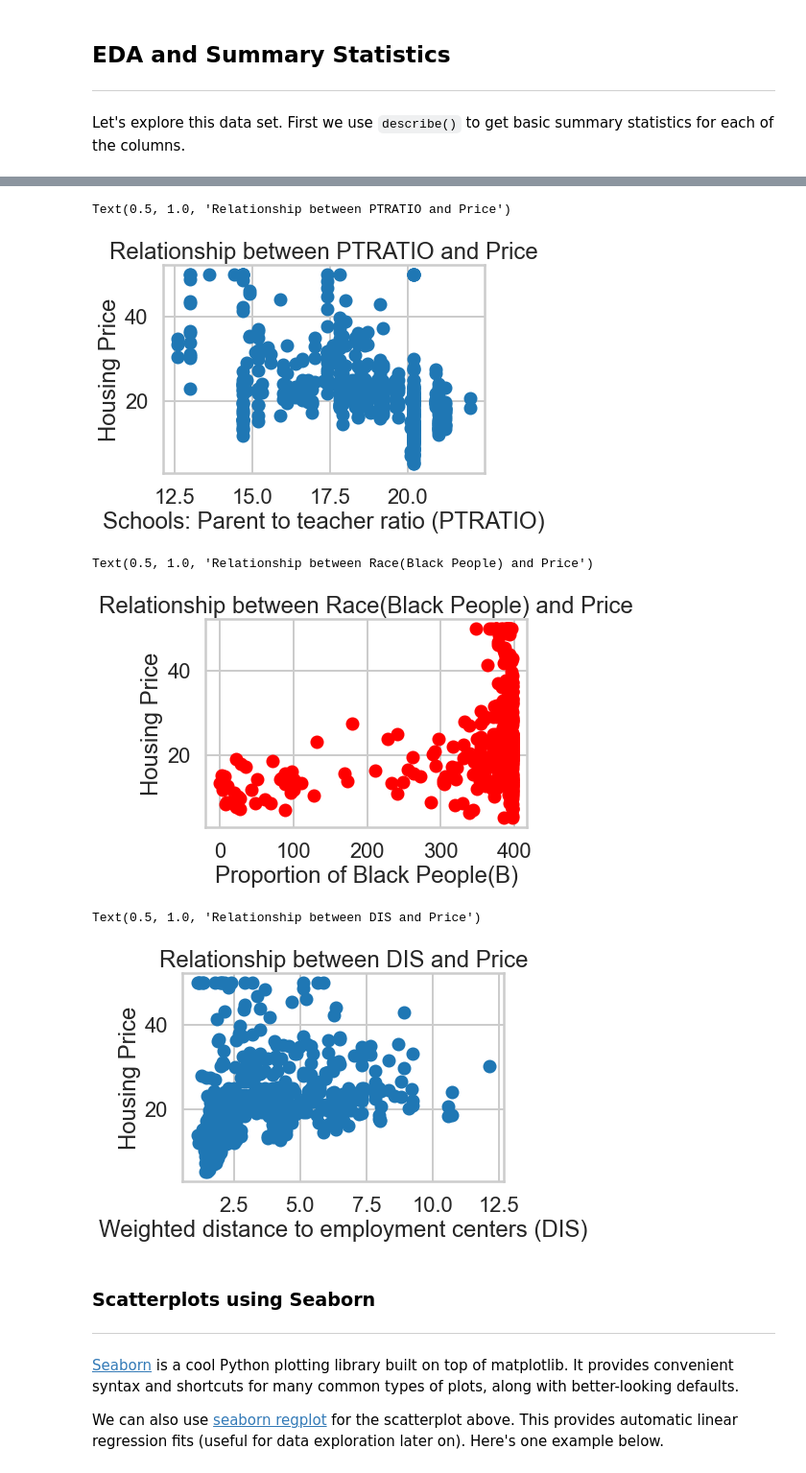
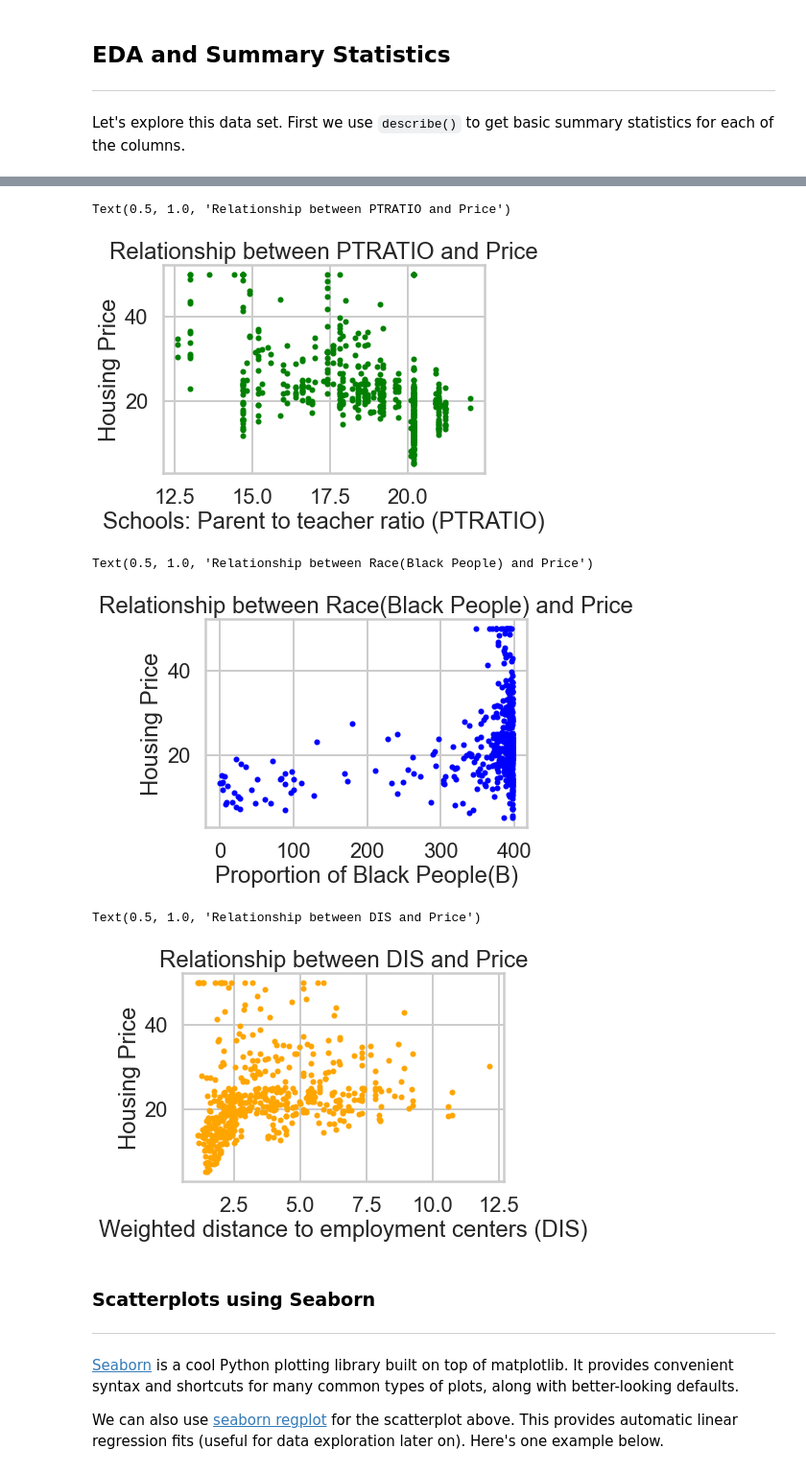
Before and after one commit to juanman2/mlpy, a Jupyter notebook: notebook/mec-11.4.1-linear-regression-mini-project/Mini_Project_Linear_Regression.ipynb, the cells around one changed output, grey strips where cells are left out. Shown at 96% size. Drawn from its saved outputs; the diff is of its cells as text; code cells hidden in the pictures.

```diff
--- a/notebook/mec-11.4.1-linear-regression-mini-project/Mini_Project_Linear_Regression.ipynb
+++ b/notebook/mec-11.4.1-linear-regression-mini-project/Mini_Project_Linear_Regression.ipynb
@@ -11,12 +11,20 @@ import scipy.stats as stats
 import matplotlib.pyplot as plt
 import sklearn
 
+
 import seaborn as sns
 
 # special matplotlib argument for improved plots
 from matplotlib import rcParams
 sns.set_style("whitegrid")
 sns.set_context("poster")
+
+plt.rcParams["font.size"] = "10"
+plt.rcParams["font.size"] = "10"
+plt.rcParams["lines.markersize"] = "4"
+
+plt.rcParams["font.size"] = "10"
+plt.rcParams["font.size"] = "10"
 # %% [markdown]
 ***
 # Part 1: Introduction to Linear Regression
@@ -280,31 +299,31 @@ Text(0.5, 1.0, 'Relationship between RM and Price')
 # %%
-# your turn: scatter plot between *PTRATIO* and *PRICE*
-plt.scatter(bos.PTRATIO, bos.PRICE)
+# your turn:
+plt.scatter(bos.PTRATIO, bos.PRICE, color="green")
 plt.xlabel("Schools: Parent to teacher ratio (PTRATIO)")
 plt.ylabel("Housing Price")
 plt.title("Relationship between PTRATIO and Price")
 # %% [output]
 Text(0.5, 1.0, 'Relationship between PTRATIO and Price')
-[figure, old version]
+[figure, new version]
 # %%
 # your turn: create some other scatter plots
 # Relationship between proportion of Black People and Price
-plt.scatter(bos.B, bos.PRICE, color="red")
+plt.scatter(bos.B, bos.PRICE, color="blue")
 plt.xlabel("Proportion of Black People(B)")
 plt.ylabel("Housing Price")
 plt.title("Relationship between Race(Black People) and Price")
 # %% [output]
 Text(0.5, 1.0, 'Relationship between Race(Black People) and Price')
-[figure, old version]
+[figure, new version]
 # %%
 # Relationship between distance to jobs and Price
-plt.scatter(bos.DIS, bos.PRICE)
+plt.scatter(bos.DIS, bos.PRICE, color="orange")
 plt.xlabel("Weighted distance to employment centers (DIS)")
 plt.ylabel("Housing Price")
 plt.title("Relationship between DIS and Price")
 # %% [output]
 Text(0.5, 1.0, 'Relationship between DIS and Price')
-[figure, old version]
+[figure, new version]
 # %% [markdown]
 ### Scatterplots using Seaborn
 ***
```
Also changed, not shown: parts of 75 cells of this notebook.
